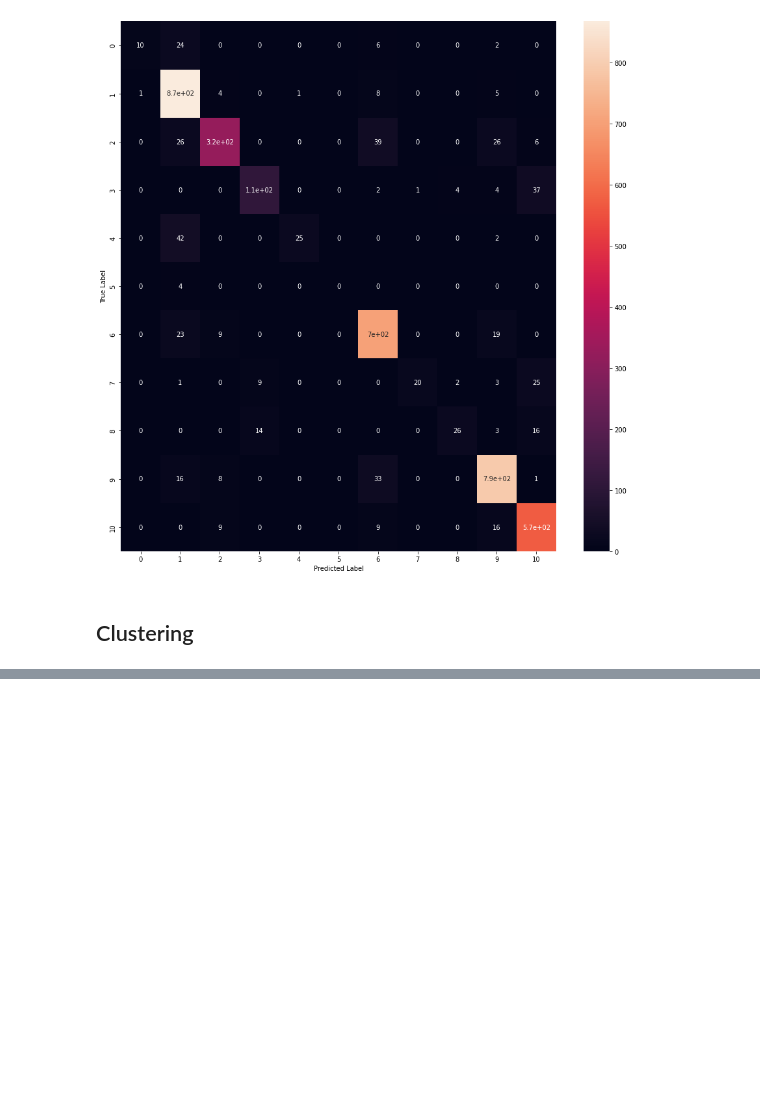
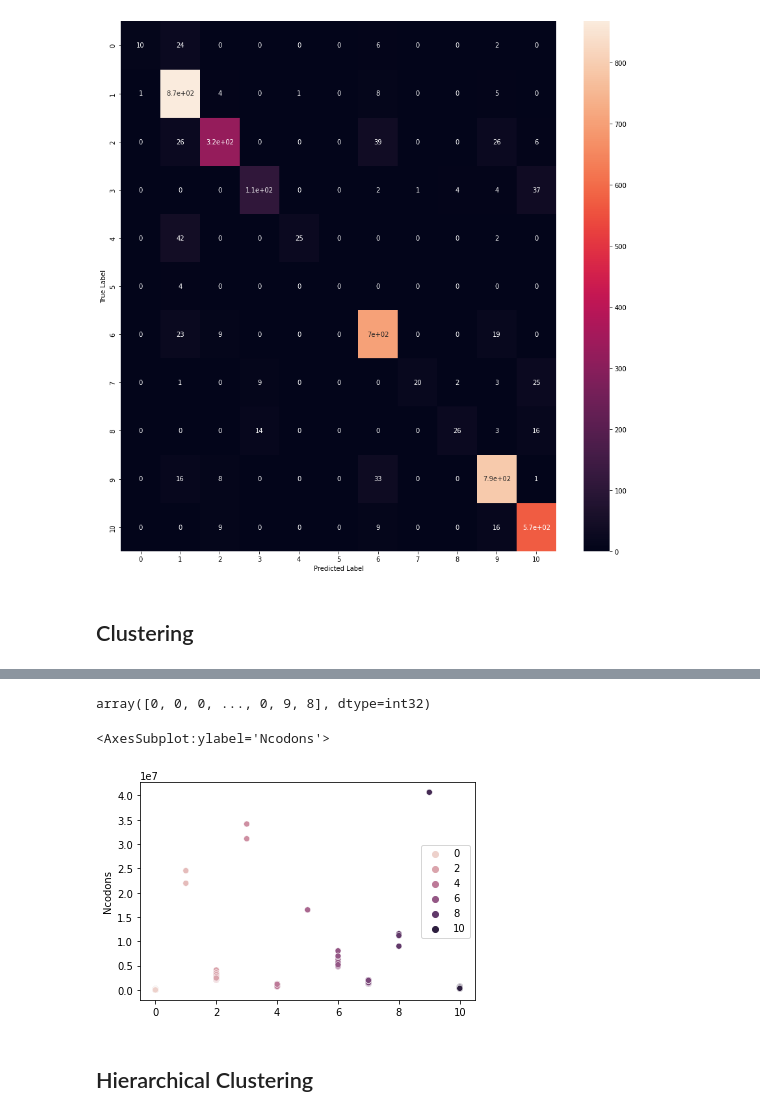
Before and after one commit to S3rPente/codon-usage, a Jupyter notebook: codon_usage.ipynb, the cells around one changed output, grey strips where cells are left out. Cells and saved outputs as stored; diff of their text form; code cells hidden in the pictures; blank space fills up the shorter version.

```diff
--- a/codon_usage.ipynb
+++ b/codon_usage.ipynb
@@ -410,0 +452,15 @@ kmeans = KMeans(n_clusters = 11, random_state = 42)
+# %%
+new_kmeans = KMeans(n_clusters=11, random_state=42)
+
+new_labels = new_kmeans.fit_predict(X)
+
+new_kmeans.labels_
+# %% [output]
+array([0, 0, 0, ..., 0, 9, 8], dtype=int32)
+# %%
+sns.scatterplot(x=new_labels, y=X.Ncodons, hue=new_labels)
+# %% [output]
+<AxesSubplot:ylabel='Ncodons'>
+[figure, added]
+# %% [markdown]
+## Hierarchical Clustering
```
Also changed, not shown: parts of 14 cells of this notebook.
